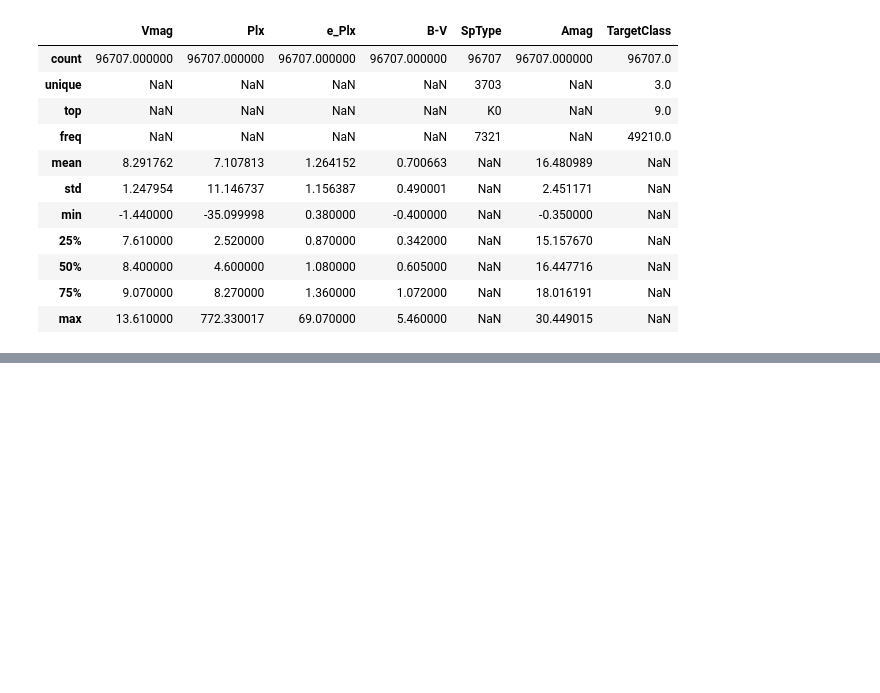
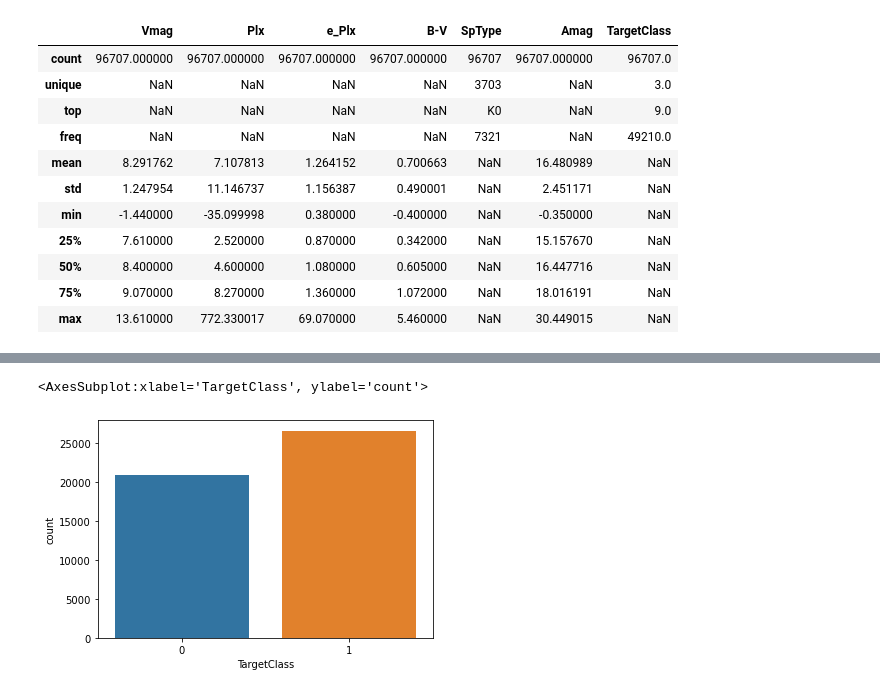
Before and after one commit to kass173/Project-4, a Jupyter notebook: Two-Targets/Pre_Processing_2-Targets.ipynb, the cells around one changed output, grey strips where cells are left out. Drawn from its saved outputs; the diff is of its cells as text; code cells hidden in the pictures; blank space fills up the shorter version.

```diff
--- a/Two-Targets/Pre_Processing_2-Targets.ipynb
+++ b/Two-Targets/Pre_Processing_2-Targets.ipynb
@@ -392,4 +391,12 @@ Stars_Data
 47497 rows × 7 columns
+# %%
+import matplotlib.pyplot as plt # plot graphs
+import seaborn as sns # plot graphs
+
+sns.countplot(Stars_Data['TargetClass'])
+# %% [output]
+<AxesSubplot:xlabel='TargetClass', ylabel='count'>
+[figure, added]
 # %%
 # Separate the labels
 df_giants = Stars_Data[Stars_Data.TargetClass == 1]
```
Also changed, not shown: parts of 11 cells of this notebook, 3 other files.
